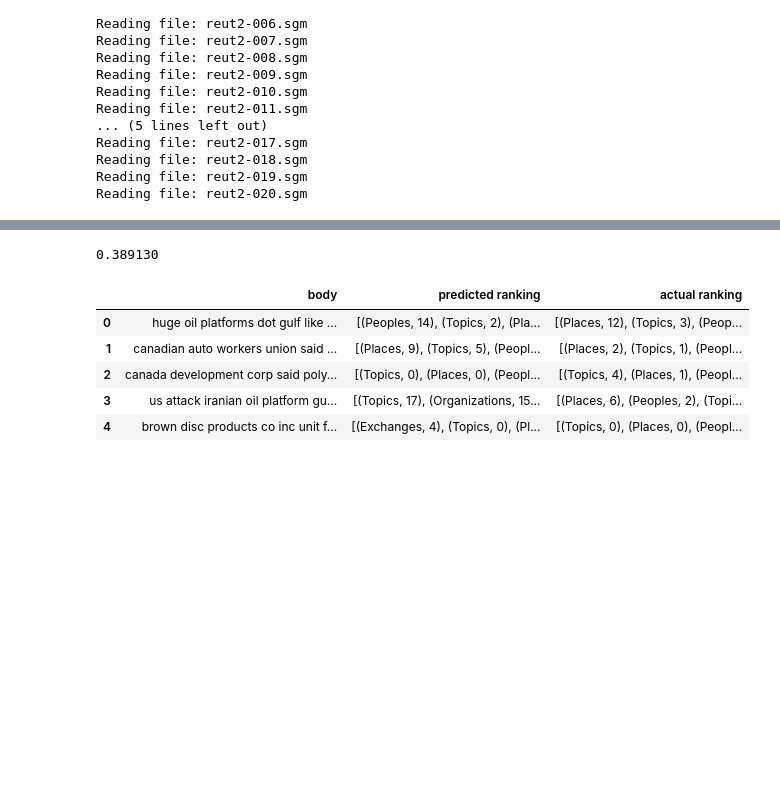
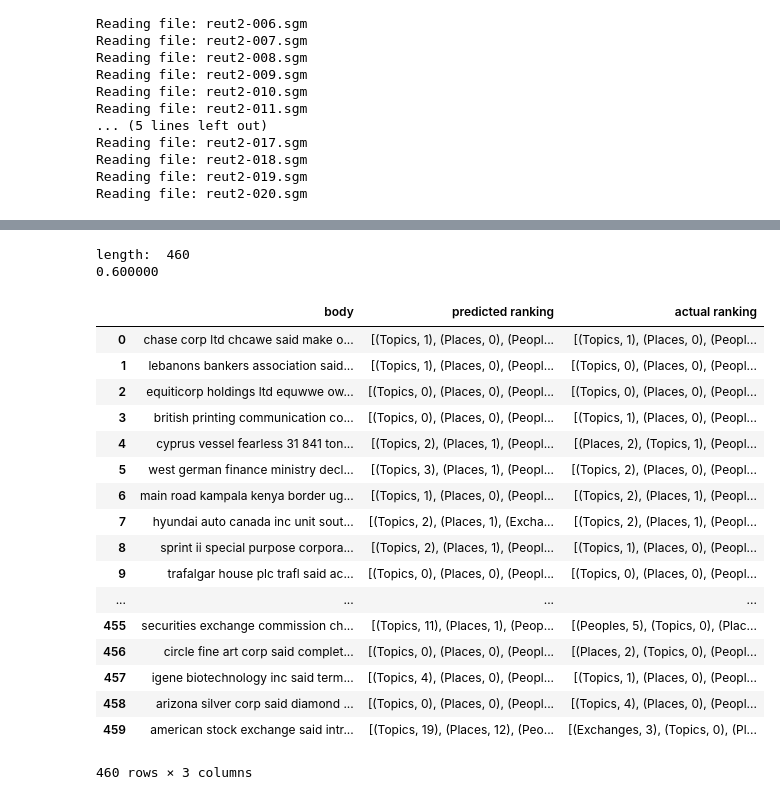
Before and after one commit to 20188202010/SMAI, a Jupyter notebook: Binary_Relevance_Naive_Bayes.ipynb, the cells around one changed output, grey strips where cells are left out. Drawn from its saved outputs; the diff is of its cells as text; code cells hidden in the pictures; blank space fills up the shorter version.

```diff
--- a/Binary_Relevance_Naive_Bayes.ipynb
+++ b/Binary_Relevance_Naive_Bayes.ipynb
@@ -2,7 +2,7 @@
 #read datafolder from Google Drive
 from google.colab import drive
 drive.mount('/content/drive')
-data_folder = '/content/drive/My Drive/pg2k18/sem2/smai/smai_proj/reuters21578/'
+data_folder = '/content/drive/My Drive/SMAI/Assignments&Projects/Project/reuters21578/'
 
 
 sgml_number_of_files = 21
@@ -215,19 +219,27 @@ def getRankedOutput2(predicted_y):
   return all_sorted_x
 # %%
 def permissible(x, y):
-  if (abs(x-y)) < 1:
+  if (abs(x-y)) < 2:
     return True
   else:
     return False
 
 def accuracy(predicted,actual):
     tp=0
+    fp = 0
+    tp_list = []
     length = len(actual)
+    print("length: ",length)
     for one_doc_idx in range(length):
         if permissible(predicted[one_doc_idx][0],actual[one_doc_idx][0]) and permissible(predicted[one_doc_idx][1],actual[one_doc_idx][1])\
           and permissible(predicted[one_doc_idx][2],actual[one_doc_idx][2]) and permissible(predicted[one_doc_idx][3],actual[one_doc_idx][3]):
             tp+=1
-    return tp/float(length)
+            x = tp
+        else:
+          fp = 0
+          x = fp
+        tp_list.append(x)
+    return tp/float(length), tp_list
 # %%
 val_x_doc = readFiles(test_data = True)
 totalX_test, encoded_val_x = create_x_matrix(val_x_doc)
@@ -246,23 +258,38 @@ for i in range(len(validate_y_list)):
   validate_y_list_i = list(map(int, validate_y_list[i]))
   newv.append(validate_y_list_i)
 
-
-print ("%f"%accuracy(newv, ground_truth_val))
+acc,tpl=accuracy(newv, ground_truth_val)
+print ("%f"%acc)
 pred_rank_list = getRankedOutput2(val_pred_arr)
 actual_rank_list = getRankedOutput2(Y)
 # %% [output]
-0.389130
+length:  460
+0.600000
 # %%
 pd.set_option('max_colwidth', 100)
-my_df  = pd.DataFrame(columns = ['body', 'predicted ranking', 'actual ranking'])
+my_df  = pd.DataFrame(columns = ['body', 'predicted ranking', 'actual ranking', '_'])
 my_df['body'] = totalX_test
 my_df['predicted ranking'] = pred_rank_list
 my_df['actual ranking'] = actual_rank_list
-my_df.head()
+my_df['_'] = tpl
+my_df = my_df.sort_values(by='_', ascending=False).reset_index(drop=True)
+my_df[['body', 'predicted ranking', 'actual ranking']]
 # %% [output]
 |  | body | predicted ranking | actual ranking |
-| 0 | huge oil platforms dot gulf like ... | [(Peoples, 14), (Topics, 2), (Pla... | [(Places, 12), (Topics, 3), (Peop... |
-| 1 | canadian auto workers union said ... | [(Places, 9), (Topics, 5), (Peopl... | [(Places, 2), (Topics, 1), (Peopl... |
-| 2 | canada development corp said poly... | [(Topics, 0), (Places, 0), (Peopl... | [(Topics, 4), (Places, 1), (Peopl... |
-| 3 | us attack iranian oil platform gu... | [(Topics, 17), (Organizations, 15... | [(Places, 6), (Peoples, 2), (Topi... |
-| 4 | brown disc products co inc unit f... | [(Exchanges, 4), (Topics, 0), (Pl... | [(Topics, 0), (Places, 0), (Peopl... |
+| 0 | chase corp ltd chcawe said make o... | [(Topics, 1), (Places, 0), (Peopl... | [(Topics, 1), (Places, 0), (Peopl... |
+| 1 | lebanons bankers association said... | [(Topics, 1), (Places, 0), (Peopl... | [(Topics, 0), (Places, 0), (Peopl... |
+| 2 | equiticorp holdings ltd equwwe ow... | [(Topics, 0), (Places, 0), (Peopl... | [(Topics, 0), (Places, 0), (Peopl... |
+| 3 | british printing communication co... | [(Topics, 0), (Places, 0), (Peopl... | [(Topics, 1), (Places, 0), (Peopl... |
+| 4 | cyprus vessel fearless 31 841 ton... | [(Topics, 2), (Places, 1), (Peopl... | [(Places, 2), (Topics, 1), (Peopl... |
+| 5 | west german finance ministry decl... | [(Topics, 3), (Places, 1), (Peopl... | [(Topics, 2), (Places, 0), (Peopl... |
+| 6 | main road kampala kenya border ug... | [(Topics, 1), (Places, 0), (Peopl... | [(Topics, 2), (Places, 1), (Peopl... |
+| 7 | hyundai auto canada inc unit sout... | [(Topics, 2), (Places, 1), (Excha... | [(Topics, 2), (Places, 1), (Peopl... |
+| 8 | sprint ii special purpose corpora... | [(Topics, 2), (Places, 1), (Peopl... | [(Topics, 1), (Places, 0), (Peopl... |
+| 9 | trafalgar house plc trafl said ac... | [(Topics, 0), (Places, 0), (Peopl... | [(Topics, 0), (Places, 0), (Peopl... |
+| ... | ... | ... | ... |
+| 455 | securities exchange commission ch... | [(Topics, 11), (Places, 1), (Peop... | [(Peoples, 5), (Topics, 0), (Plac... |
+| 456 | circle fine art corp said complet... | [(Topics, 0), (Places, 0), (Peopl... | [(Places, 2), (Topics, 0), (Peopl... |
+| 457 | igene biotechnology inc said term... | [(Topics, 4), (Places, 0), (Peopl... | [(Topics, 1), (Places, 0), (Peopl... |
+| 458 | arizona silver corp said diamond ... | [(Topics, 0), (Places, 0), (Peopl... | [(Topics, 4), (Places, 0), (Peopl... |
+| 459 | american stock exchange said intr... | [(Topics, 19), (Places, 12), (Peo... | [(Exchanges, 3), (Topics, 0), (Pl... |
+460 rows × 3 columns
```
Also changed, not shown: parts of 3 cells of this notebook.
